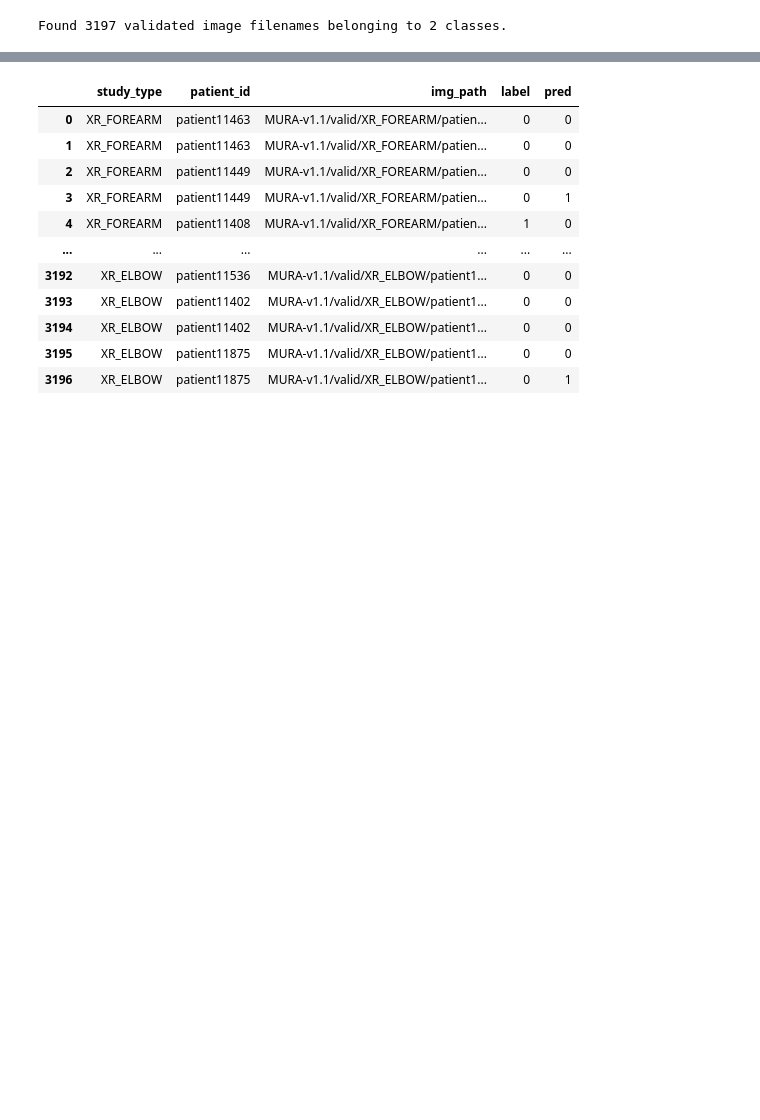
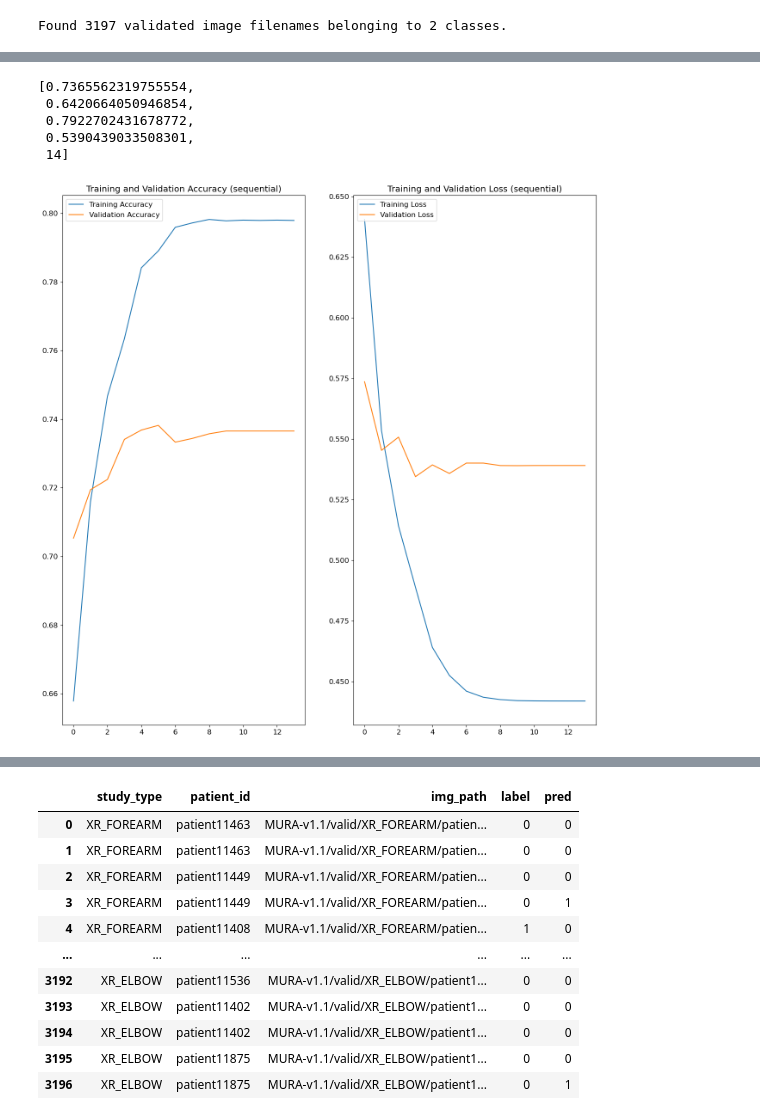
Before and after one commit to AmiRaGaL/MURA-Classification, a Jupyter notebook: vggModel.ipynb, the cells around one changed output, grey strips where cells are left out. Cells and saved outputs as stored; diff of their text form; code cells hidden in the pictures; blank space fills up the shorter version.

Commit message:
reran vgg for validation data output

```diff
--- a/vggModel.ipynb
+++ b/vggModel.ipynb
@@ -471,3 +456,70 @@ plt.show()
+# %%
+def PlottingResult(his, result, name):
+    acc = his.history['binary_accuracy']
+    val_acc = his.history['val_binary_accuracy']
+    loss = his.history['loss']
+    val_loss = his.history['val_loss']
+
+    plt.figure(figsize=(16, 16))
+    plt.rc('font', size=12)
+
+    plt.subplot(1, 2, 1)
+    plt.plot(range(len(acc)), acc, label='Training Accuracy')
+    plt.plot(range(len(val_acc)), val_acc, label='Validation Accuracy')
+    plt.legend(loc='upper left')
+    title = 'Training and Validation Accuracy (' + his.model.name + ')'
+    plt.title(title)
+
+    plt.subplot(1, 2, 2)
+    plt.plot(range(len(loss)), loss, label='Training Loss')
+    plt.plot(range(len(val_loss)), val_loss, label='Validation Loss')
+    plt.legend(loc='upper left')
+    title = 'Training and Validation Loss (' + his.model.name + ')'
+    plt.title(title)
+
+    bestIdx = 0
+    val_accuracy = 0
+    val_precision = 0
+    val_recall = 0
+    val_auc = 0
+    val_f1 = 0
+
+    for i,j in his.history.items():
+        if "val_loss" in i:
+            bestIdx = np.argmin(j)
+            val_loss = j[-1]
+
+    for i,j in his.history.items():
+        if "val_binary_accuracy" in i:
+            val_accuracy = j[-1]
+        elif "val_precision" in i:
+            val_precision = j[-1]
+        elif "val_recall" in i:
+            val_recall = j[-1]
+        elif "val_auc" in i:
+            val_auc = j[-1]
+
+    val_f1 = 2 * (val_precision * val_recall) / (val_precision + val_recall)
+
+    return [val_accuracy, val_f1, val_auc, val_loss, len(his.epoch)]
+
+result = pd.DataFrame({'Accuracy' : [None],
+        'F1' : [None],
+        'AUC' : [None],
+        'Loss' : [None],
+        'Epoch' : [None]
+})
+result.index = ['VGGNet']
+
+result = PlottingResult(training_results, result, 'DenseNet201')
+result
+# %% [output]
+[0.7365562319755554,
+ 0.6420664050946854,
+ 0.7922702431678772,
+ 0.5390439033508301,
+ 14]
+[figure, added]
 # %%
 test_generator.reset()
 df_test['pred'] = model.predict(test_generator).ravel()
```
Also changed, not shown: parts of 13 cells of this notebook, 1 other file.
